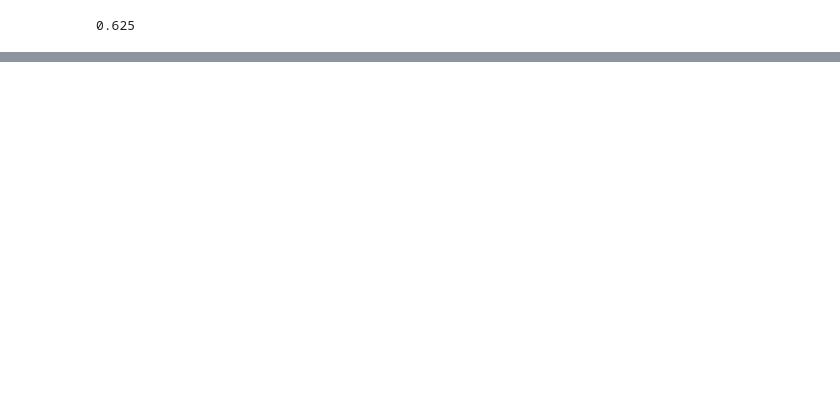
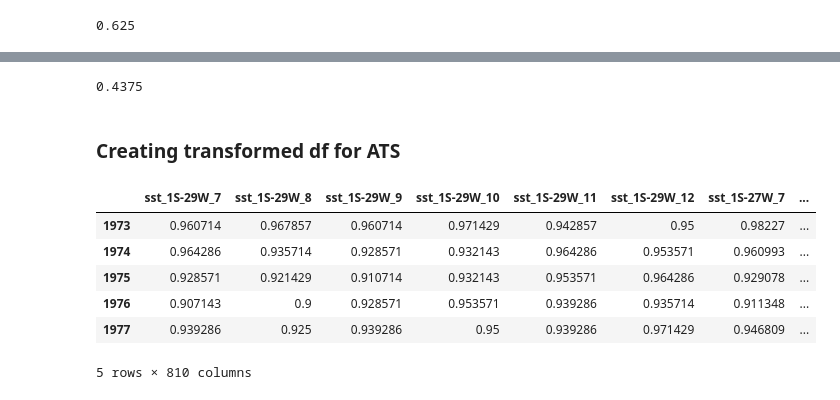
Before and after one commit to tiagotele/experimentos_oceanografia, a Jupyter notebook: Classifying Rainfall Season.ipynb, the cells around one changed output, grey strips where cells are left out. Saved outputs shown, nothing was run; the diff lists cells and outputs as text; code cells hidden in the pictures; blank space fills up the shorter version.

```diff
--- a/Classifying Rainfall Season.ipynb
+++ b/Classifying Rainfall Season.ipynb
@@ -1311,0 +1471,17 @@ metrics.accuracy_score(test_df['classes'], new_pred_class)
+# %%
+metrics.accuracy_score(test_df['classes'], new_pred_class)
+# %% [output]
+0.4375
+# %% [markdown]
+### Creating transformed df for ATS
+# %%
+ats_sst_transformed_df = create_transformed_df(ats_sst_scaled_df, "sst_")
+ats_sst_transformed_df.head()
+# %% [output]
+|  | sst_1S-29W_7 | sst_1S-29W_8 | sst_1S-29W_9 | sst_1S-29W_10 | sst_1S-29W_11 | sst_1S-29W_12 | sst_1S-27W_7 | ... |
+| 1973 | 0.960714 | 0.967857 | 0.960714 | 0.971429 | 0.942857 | 0.95 | 0.98227 | ... |
+| 1974 | 0.964286 | 0.935714 | 0.928571 | 0.932143 | 0.964286 | 0.953571 | 0.960993 | ... |
+| 1975 | 0.928571 | 0.921429 | 0.910714 | 0.932143 | 0.953571 | 0.964286 | 0.929078 | ... |
+| 1976 | 0.907143 | 0.9 | 0.928571 | 0.953571 | 0.939286 | 0.935714 | 0.911348 | ... |
+| 1977 | 0.939286 | 0.925 | 0.939286 | 0.95 | 0.939286 | 0.971429 | 0.946809 | ... |
+5 rows × 810 columns
```
Also changed, not shown: parts of 60 cells of this notebook.
